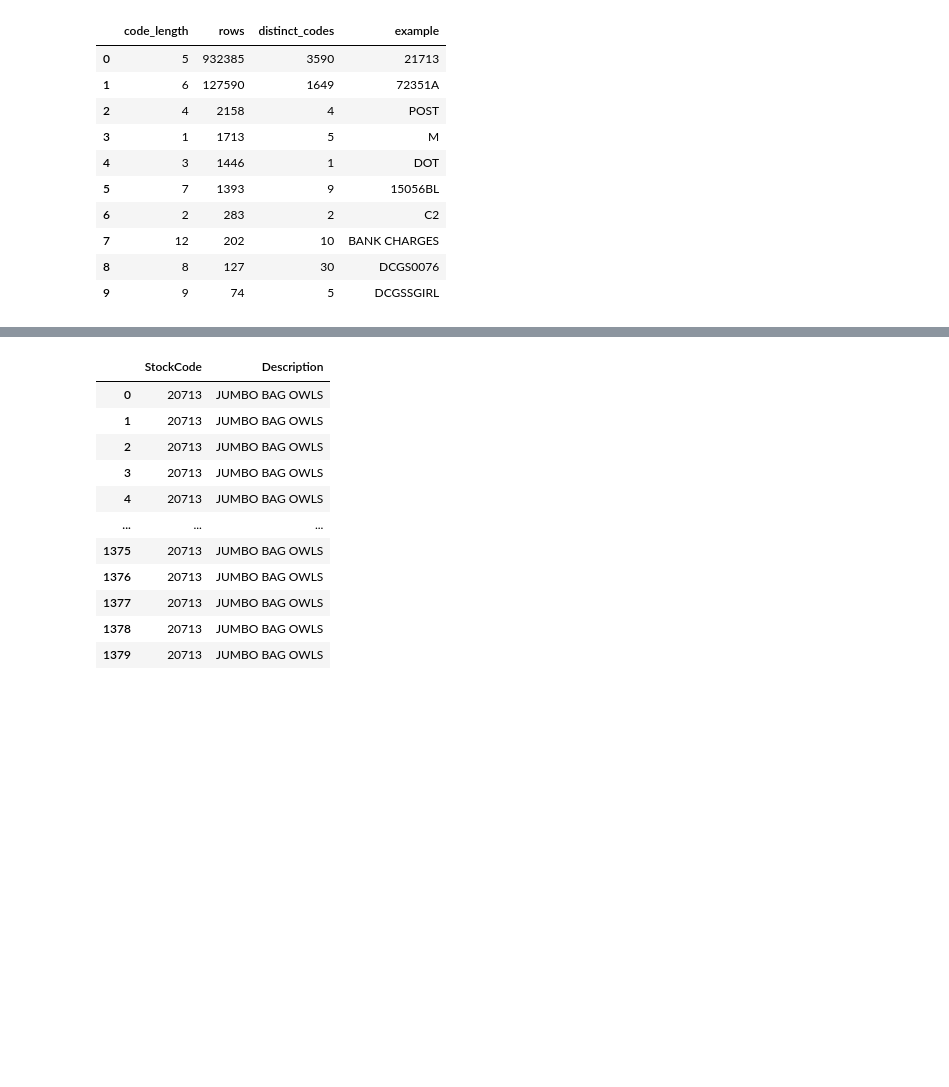
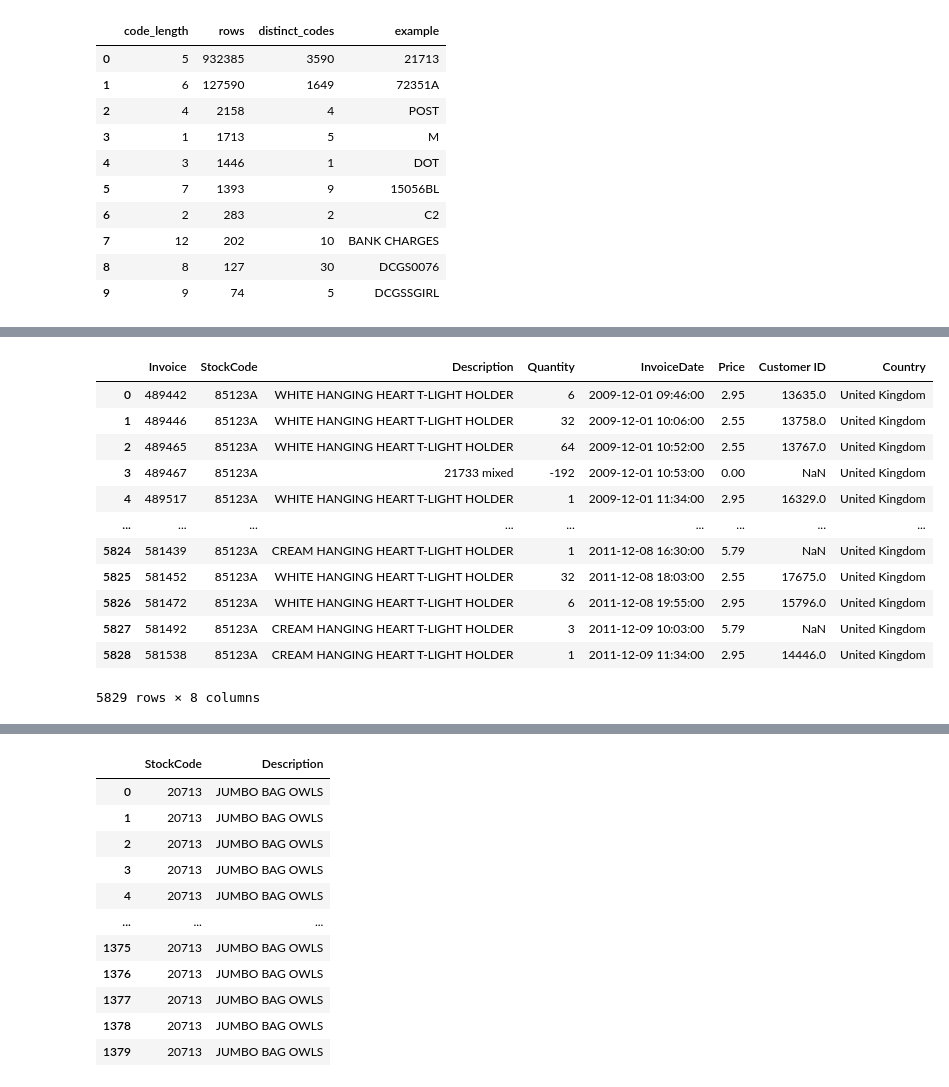
Before and after one commit to Hahm7/online_retail_analysis, a Jupyter notebook: notebooks/audit.ipynb, the cells around one changed output, grey strips where cells are left out. Saved outputs shown, nothing was run; the diff lists cells and outputs as text; code cells hidden in the pictures; blank space fills up the shorter version.

```diff
--- a/notebooks/audit.ipynb
+++ b/notebooks/audit.ipynb
@@ -290,3 +335,26 @@ con.execute("""
+# %%
+con.execute("""
+    SELECT
+        *
+    FROM
+        raw_retail
+    WHERE
+        StockCode LIKE '85123A'
+""").fetchdf()
+# %% [output]
+|  | Invoice | StockCode | Description | Quantity | InvoiceDate | Price | Customer ID | Country |
+| 0 | 489442 | 85123A | WHITE HANGING HEART T-LIGHT HOLDER | 6 | 2009-12-01 09:46:00 | 2.95 | 13635.0 | United Kingdom |
+| 1 | 489446 | 85123A | WHITE HANGING HEART T-LIGHT HOLDER | 32 | 2009-12-01 10:06:00 | 2.55 | 13758.0 | United Kingdom |
+| 2 | 489465 | 85123A | WHITE HANGING HEART T-LIGHT HOLDER | 64 | 2009-12-01 10:52:00 | 2.55 | 13767.0 | United Kingdom |
+| 3 | 489467 | 85123A | 21733 mixed | -192 | 2009-12-01 10:53:00 | 0.00 | NaN | United Kingdom |
+| 4 | 489517 | 85123A | WHITE HANGING HEART T-LIGHT HOLDER | 1 | 2009-12-01 11:34:00 | 2.95 | 16329.0 | United Kingdom |
+| ... | ... | ... | ... | ... | ... | ... | ... | ... |
+| 5824 | 581439 | 85123A | CREAM HANGING HEART T-LIGHT HOLDER | 1 | 2011-12-08 16:30:00 | 5.79 | NaN | United Kingdom |
+| 5825 | 581452 | 85123A | WHITE HANGING HEART T-LIGHT HOLDER | 32 | 2011-12-08 18:03:00 | 2.55 | 17675.0 | United Kingdom |
+| 5826 | 581472 | 85123A | WHITE HANGING HEART T-LIGHT HOLDER | 6 | 2011-12-08 19:55:00 | 2.95 | 15796.0 | United Kingdom |
+| 5827 | 581492 | 85123A | CREAM HANGING HEART T-LIGHT HOLDER | 3 | 2011-12-09 10:03:00 | 5.79 | NaN | United Kingdom |
+| 5828 | 581538 | 85123A | CREAM HANGING HEART T-LIGHT HOLDER | 1 | 2011-12-09 11:34:00 | 2.95 | 14446.0 | United Kingdom |
+5829 rows × 8 columns
 # %%
 # Checking whether every stock code maps to exactly one description
 
```
Also changed, not shown: parts of 17 cells of this notebook.
